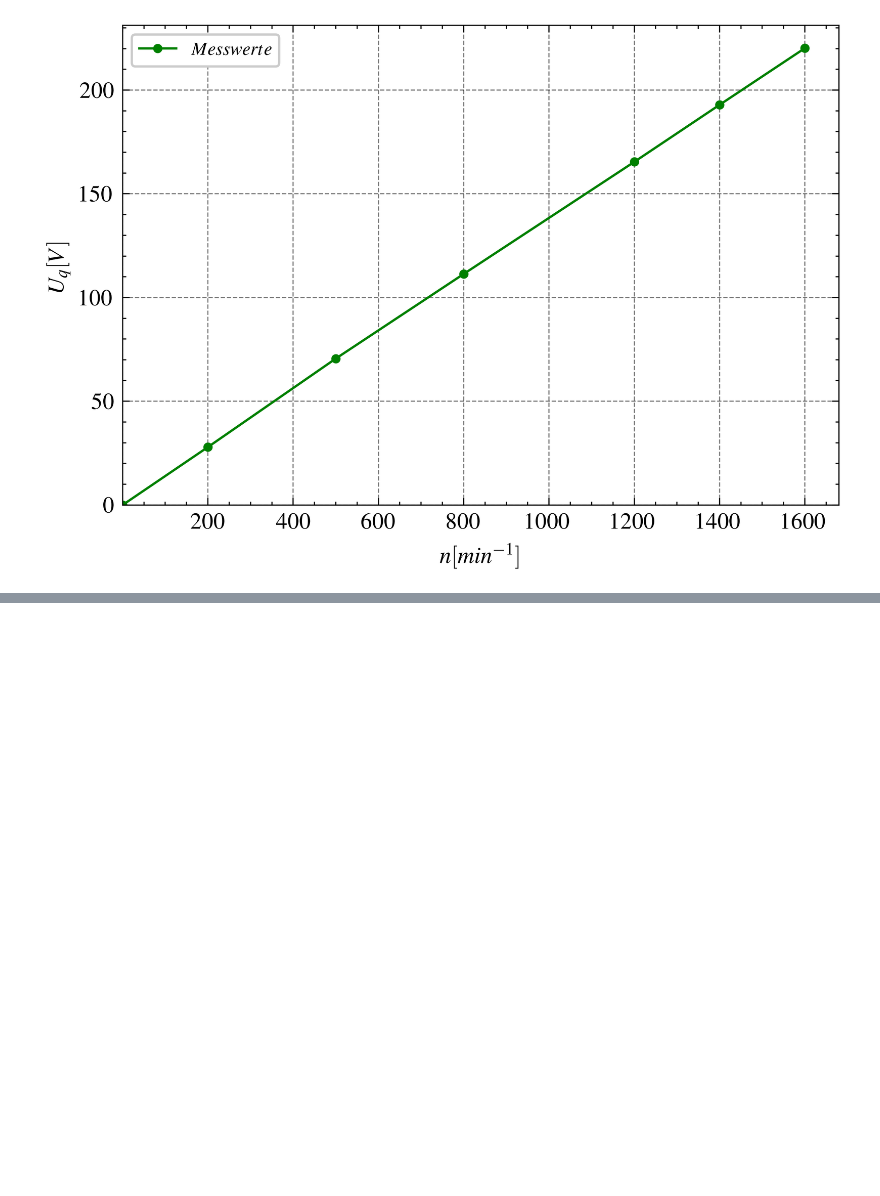
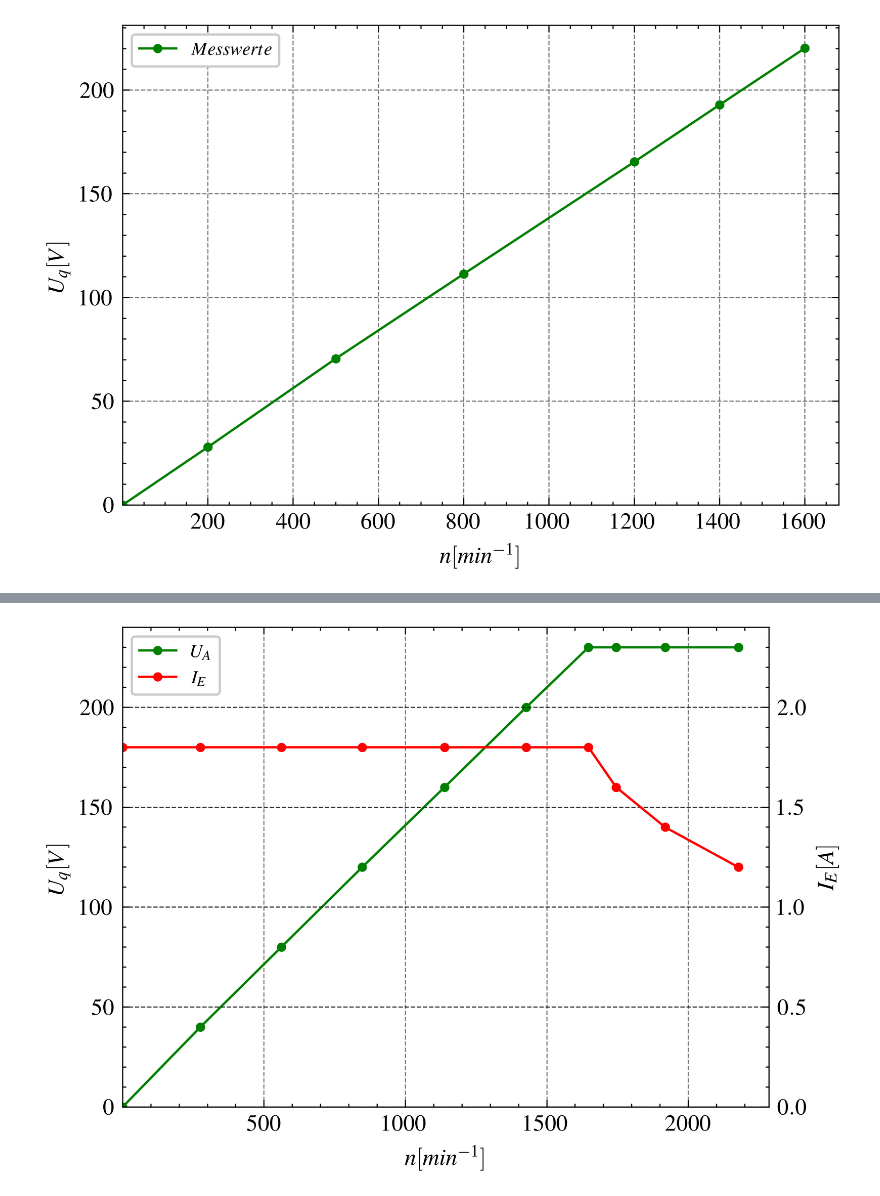
Before and after one commit to ayham291/PEM, a Jupyter notebook: GM/GM_Calculations.ipynb, the cells around one changed output, grey strips where cells are left out. Drawn from its saved outputs; the diff is of its cells as text; code cells hidden in the pictures; blank space fills up the shorter version.

```diff
--- a/GM/GM_Calculations.ipynb
+++ b/GM/GM_Calculations.ipynb
@@ -116,0 +119,28 @@ plt.tight_layout()
+# %%
+# Ankerstellbereich
+U_A_A = np.array([0,40,80,120,160,200,230])
+I_E_A = np.ones(len(U_A_A))*1.8
+I_A_A = np.array([0,1.2,1.4,1.5,1.7,1.8,1.9])
+n_A = np.array([0,275,561,847,1138,1427,1647])
+
+# Feldstellbereich
+U_A_F = np.ones(3)*230
+I_E_F = np.array([1.6,1.4,1.2])
+I_A_F = np.array([2,2.2,2.55])
+n_F = np.array([1745,1918,2177])
+
+data_A = []
+data_F = []
+
+n = np.append(n_A, n_F)
+U_A = np.append(U_A_A, U_A_F)
+I_E = np.append(I_E_A, I_E_F)
+I_A = np.append(I_A_A, I_A_F)
+
+for i in range(len(U_A_A)):
+    data_A.append([U_A_A[i], I_E_A[i], I_A_A[i], n_A[i]])
+for i in range(len(U_A_F)):
+    data_F.append([U_A_F[i], I_E_F[i], I_A_F[i], n_F[i]])
+# pd.DataFrame(data_A, columns=["$U_A[V]$", "$I_E[A]$", "$I_A[A]$", "$n[min^{-1}]$"]).to_latex("tables/Ankerstellbereich.tex", index=False)
+# pd.DataFrame(data_F, columns=["$U_A[V]$", "$I_E[A]$", "$I_A[A]$", "$n[min^{-1}]$"]).to_latex("tables/Feldstellbereich.tex", index=False)
+display(pd.DataFrame(data_A, columns=["$U_A[V]$", "$I_E[A]$", "$I_A[A]$", "$n[min^{-1}]$"]), pd.DataFrame(data_F, columns=["$U_A[V]$", "$I_E[A]$", "$I_A[A]$", "$n[min^{-1}]$"]))
@@ -116,0 +160,18 @@ plt.tight_layout()
+# %%
+fig, ax = plt.subplots(figsize=(5, 3.5))
+ax2 = ax.twinx()
+p1, = ax.plot(n, U_A, "g.-", label="$U_A$")
+p2, = ax2.plot(n, I_E, "r.-", label="$I_E$")
+ax.set_xlabel("$n[min^{-1}]$")
+ax.set_ylabel("$U_q[V]$")
+ax2.set_ylabel("$I_E[A]$")
+ax2.set_ylim(0, 2.4)
+ax2.set_xlim(left=0)
+ax.set_ylim(0, 240)
+ax.set_xlim(left=0)
+ax.get_xaxis().get_ticklabels()[0].set_visible(False)
+ax.legend(handles=[p1, p2])
+plt.tight_layout()
+# plt.savefig("plots/Stellbereiche.png", dpi=300)
+# %% [output]
+[figure, added]
```
Also changed, not shown: parts of 3 cells of this notebook, 4 other files.
